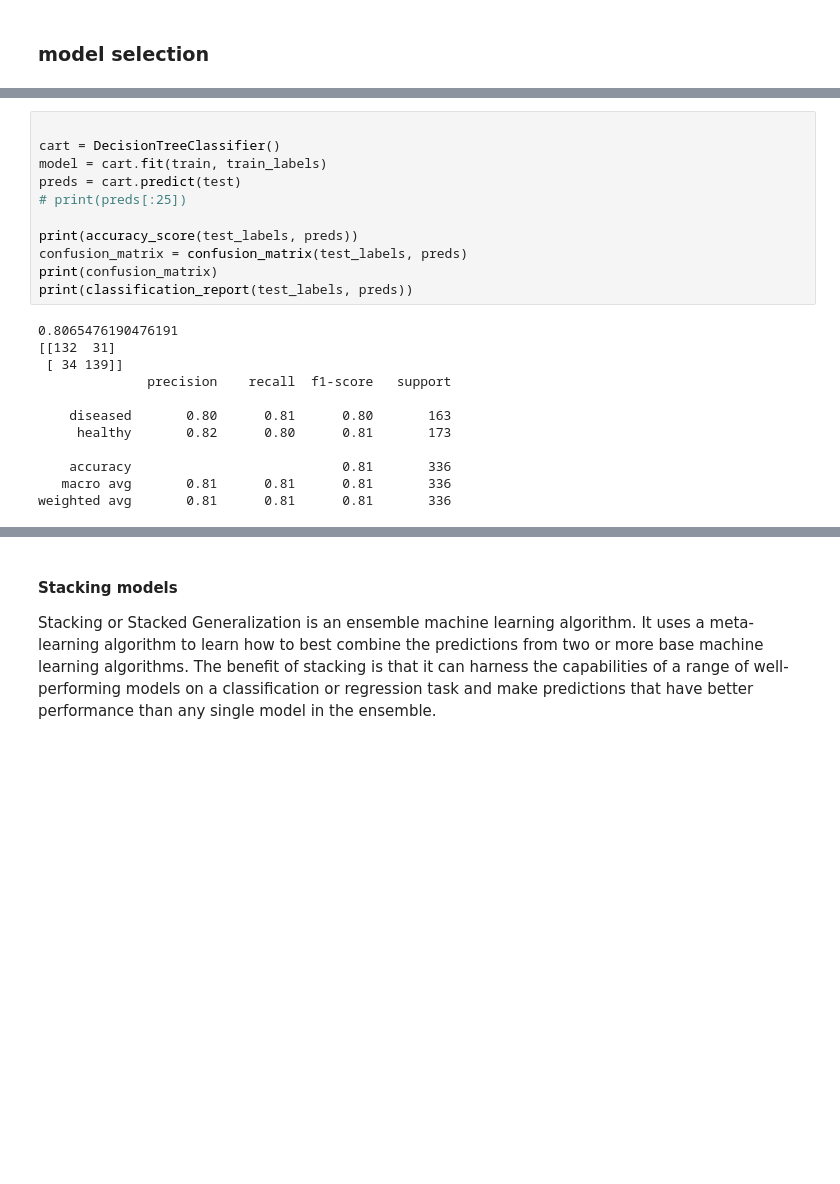
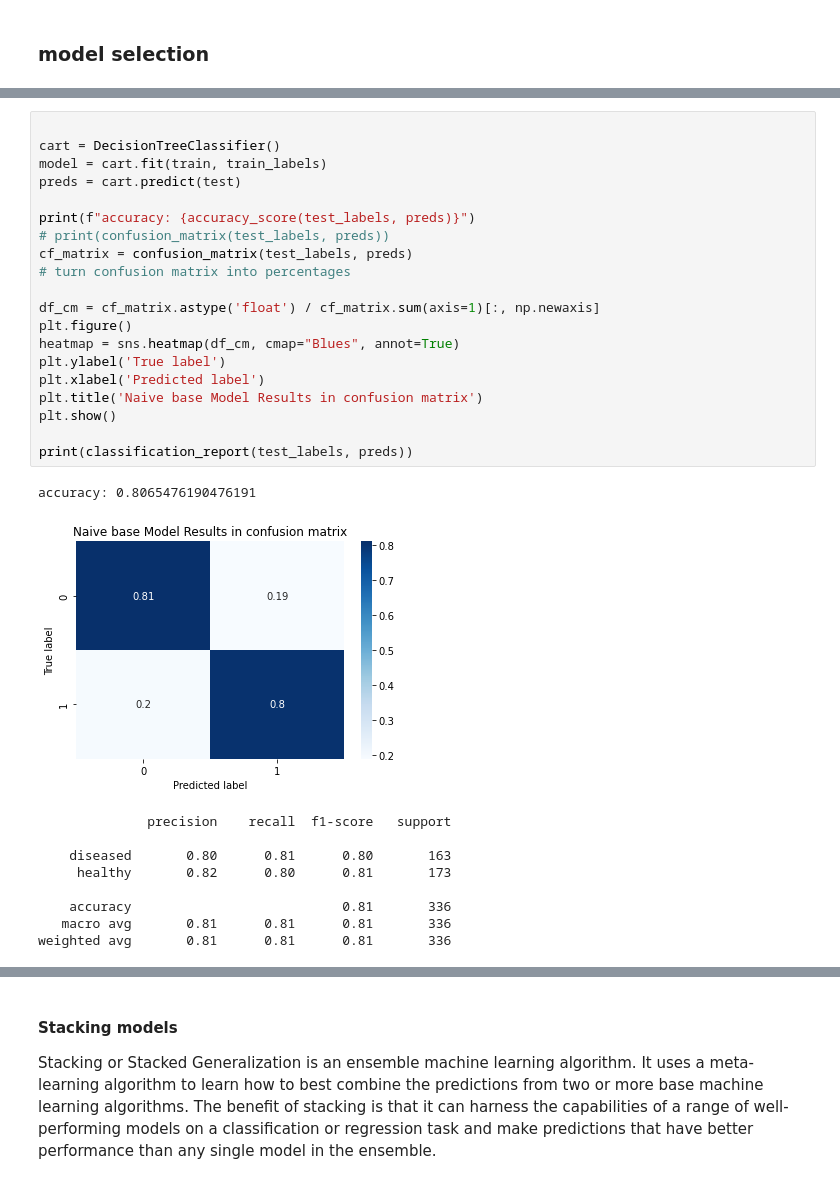
Before and after one commit to DaLuSt/DSLS-DS3-Machine-learning, a Jupyter notebook: Supervised-learning/Supervisedlearning_Assingment_DaanSteur_379943_DSLS.ipynb, the cells around one changed output, grey strips where cells are left out. Saved outputs shown, nothing was run; the diff lists cells and outputs as text; blank space fills up the shorter version.

```diff
--- a/Supervised-learning/Supervisedlearning_Assingment_DaanSteur_379943_DSLS.ipynb
+++ b/Supervised-learning/Supervisedlearning_Assingment_DaanSteur_379943_DSLS.ipynb
@@ -250,26 +265,34 @@ A decision tree is basically a binary tree flowchart where each node splits a gr
-# %%
-
-cart = DecisionTreeClassifier()
-model = cart.fit(train, train_labels)
-preds = cart.predict(test)
-# print(preds[:25])
-
-print(accuracy_score(test_labels, preds))
-confusion_matrix = confusion_matrix(test_labels, preds)
-print(confusion_matrix)
-print(classification_report(test_labels, preds))
-# %% [output]
-0.8065476190476191
-[[132  31]
- [ 34 139]]
-              precision    recall  f1-score   support
-
-    diseased       0.80      0.81      0.80       163
-     healthy       0.82      0.80      0.81       173
-
-    accuracy                           0.81       336
-   macro avg       0.81      0.81      0.81       336
-weighted avg       0.81      0.81      0.81       336
+# %%
+
+cart = DecisionTreeClassifier()
+model = cart.fit(train, train_labels)
+preds = cart.predict(test)
+
+print(f"accuracy: {accuracy_score(test_labels, preds)}")
+# print(confusion_matrix(test_labels, preds))
+cf_matrix = confusion_matrix(test_labels, preds)
+# turn confusion matrix into percentages
+
+df_cm = cf_matrix.astype('float') / cf_matrix.sum(axis=1)[:, np.newaxis]
+plt.figure()
+heatmap = sns.heatmap(df_cm, cmap="Blues", annot=True)
+plt.ylabel('True label')
+plt.xlabel('Predicted label')
+plt.title('Naive base Model Results in confusion matrix')
+plt.show()
+
+print(classification_report(test_labels, preds))
+# %% [output]
+accuracy: 0.8065476190476191
+[figure, added]
+              precision    recall  f1-score   support
+
+    diseased       0.80      0.81      0.80       163
+     healthy       0.82      0.80      0.81       173
+
+    accuracy                           0.81       336
+   macro avg       0.81      0.81      0.81       336
+weighted avg       0.81      0.81      0.81       336
 # %%
 labels = ['Healthy', 'Diseased']
 clf = tree.DecisionTreeClassifier(max_depth=4, random_state=42)
```
Also changed, not shown: parts of 17 cells of this notebook.
